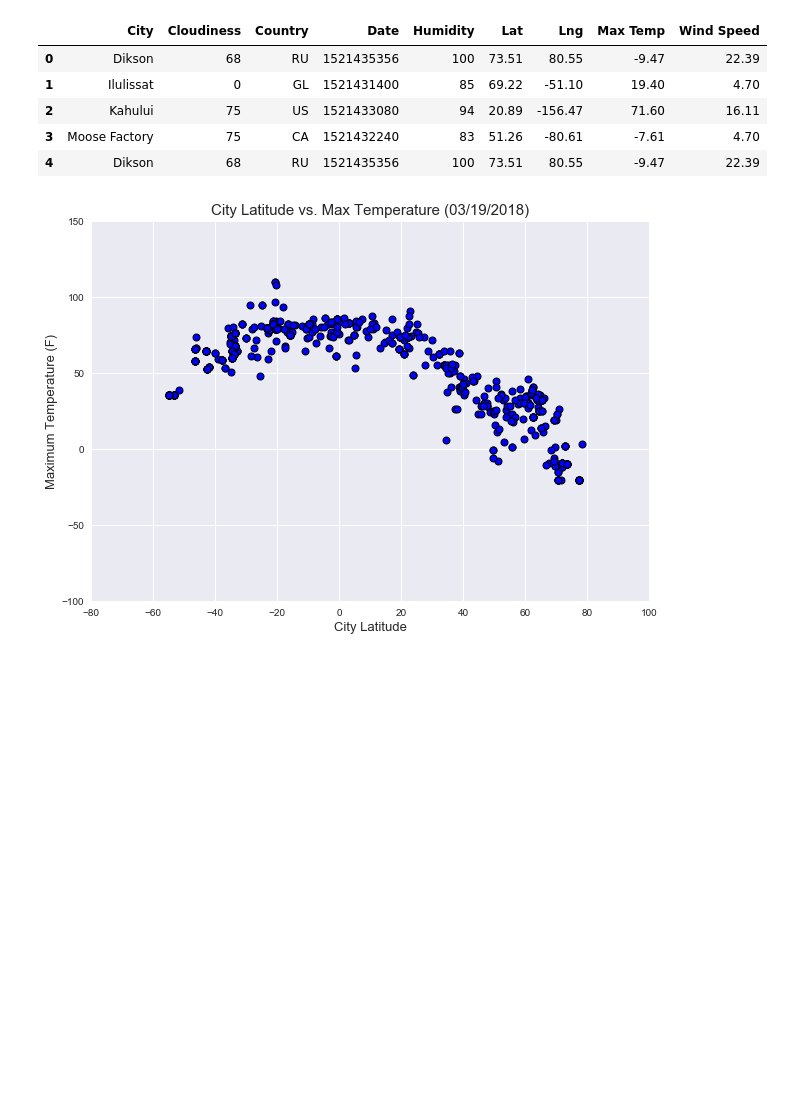
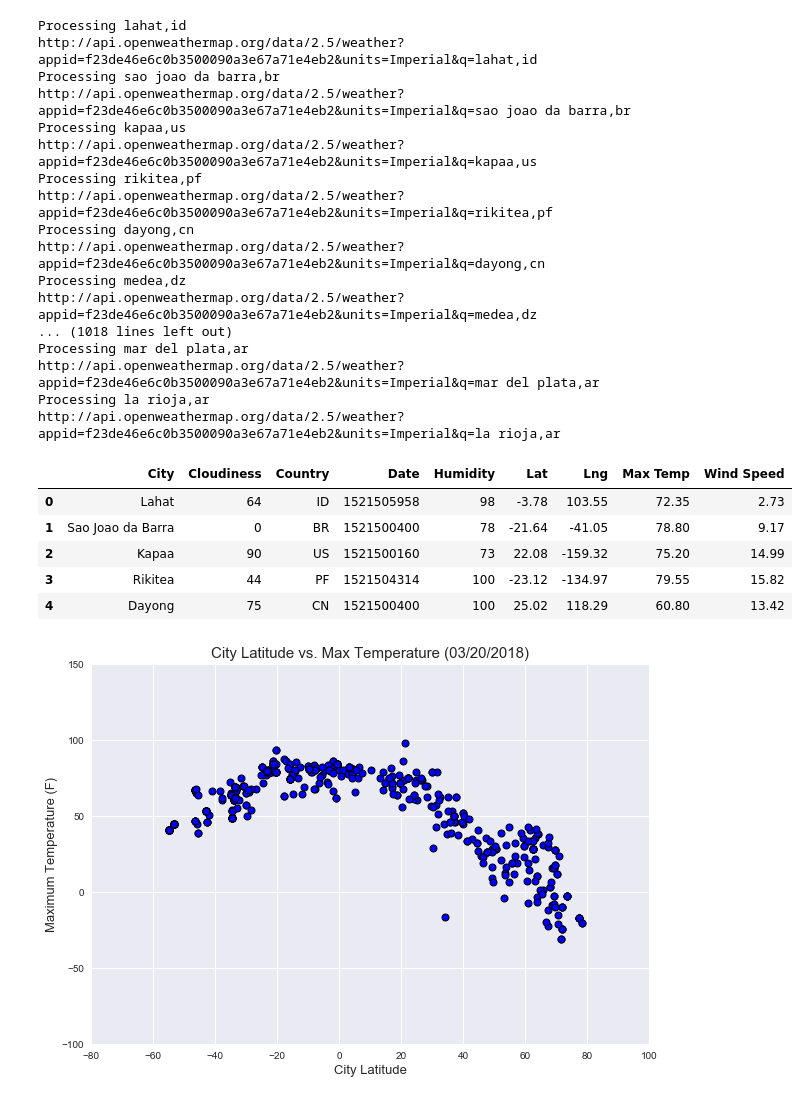
Before and after one commit to RupaliShah/python-challenge, a Jupyter notebook: WeatherDataForCities/WeatherPy.ipynb, the cells around one changed output. Drawn from its saved outputs; the diff is of its cells as text; code cells hidden in the pictures; blank space fills up the shorter version.

```diff
--- a/WeatherDataForCities/WeatherPy.ipynb
+++ b/WeatherDataForCities/WeatherPy.ipynb
@@ -27,8 +29,8 @@ cities = []
 name = []
 country = []
 
-lat = np.random.uniform(low=-90, high=90, size=700)
-lon = np.random.uniform(low=-180, high=180, size=700)
+lat = np.random.uniform(low=-90, high=90, size=600)
+lon = np.random.uniform(low=-180, high=180, size=600)
 
 for lat,lon in zip(lat,lon):
     cities.append(citipy.nearest_city(lat,lon))
@@ -44,33 +46,65 @@ weather_pd = pd.DataFrame(weather_dict)
 # %%
 weather_data = []
 data = []
+units = "Imperial"
 
 for index, row in weather_pd.iterrows():
     try:
         location = f'{row["City"]},{row["Country"]}'
+        query_url = f"{base_url}appid={owmkey}&units={units}&q={location}"
         weather_data = owm.get_current(location, **settings)
+        print(f"Processing {location}")
+        print(query_url)
         views = {"summary": ["name","sys.country","clouds.all","dt","main.humidity","coord.lat","coord.lon","main.temp_max",
                              "wind.speed"]}
+
         data.append(weather_data.get_dict(views["summary"]))
     except Exception:
         #print(f'{row['City']},{row['Country']}not found')
+     #   print ("  exception  ")
         pass
 
 weather_data_pd = pd.DataFrame(data)
+
+weather_data_pd.head()
+
 weather_data_pd = weather_data_pd.rename(columns={"name":"City","clouds.all":"Cloudiness","sys.country":"Country",
                                                "dt":"Date","main.humidity":"Humidity","coord.lat":"Lat","coord.lon":"Lng",
                                                "main.temp_max":"Max Temp","wind.speed":"Wind Speed"})
+
+
+
 weather_data_pd = weather_data_pd[["City","Cloudiness","Country","Date","Humidity","Lat","Lng","Max Temp","Wind Speed"]]
+
+#weather_data_pdhvs = weather_data_pd[['City']]
+
 weather_data_pd.to_csv("CityWeatherData.csv", index=False)
 weather_data_pd.to_json("CityWeatherData.json")
 weather_data_pd.head()
 # %% [output]
+Processing lahat,id
+http://api.openweathermap.org/data/2.5/weather?appid=f23de46e6c0b3500090a3e67a71e4eb2&units=Imperial&q=lahat,id
+Processing sao joao da barra,br
+http://api.openweathermap.org/data/2.5/weather?appid=f23de46e6c0b3500090a3e67a71e4eb2&units=Imperial&q=sao joao da barra,br
+Processing kapaa,us
+http://api.openweathermap.org/data/2.5/weather?appid=f23de46e6c0b3500090a3e67a71e4eb2&units=Imperial&q=kapaa,us
+Processing rikitea,pf
+http://api.openweathermap.org/data/2.5/weather?appid=f23de46e6c0b3500090a3e67a71e4eb2&units=Imperial&q=rikitea,pf
+Processing dayong,cn
+http://api.openweathermap.org/data/2.5/weather?appid=f23de46e6c0b3500090a3e67a71e4eb2&units=Imperial&q=dayong,cn
+Processing medea,dz
+http://api.openweathermap.org/data/2.5/weather?appid=f23de46e6c0b3500090a3e67a71e4eb2&units=Imperial&q=medea,dz
+... (1018 lines left out)
+Processing mar del plata,ar
+http://api.openweathermap.org/data/2.5/weather?appid=f23de46e6c0b3500090a3e67a71e4eb2&units=Imperial&q=mar del plata,ar
+Processing la rioja,ar
+http://api.openweathermap.org/data/2.5/weather?appid=f23de46e6c0b3500090a3e67a71e4eb2&units=Imperial&q=la rioja,ar
 |  | City | Cloudiness | Country | Date | Humidity | Lat | Lng | Max Temp | Wind Speed |
-| 0 | Dikson | 68 | RU | 1521435356 | 100 | 73.51 | 80.55 | -9.47 | 22.39 |
-| 1 | Ilulissat | 0 | GL | 1521431400 | 85 | 69.22 | -51.10 | 19.40 | 4.70 |
-| 2 | Kahului | 75 | US | 1521433080 | 94 | 20.89 | -156.47 | 71.60 | 16.11 |
-| 3 | Moose Factory | 75 | CA | 1521432240 | 83 | 51.26 | -80.61 | -7.61 | 4.70 |
-| 4 | Dikson | 68 | RU | 1521435356 | 100 | 73.51 | 80.55 | -9.47 | 22.39 |
+| 0 | Lahat | 64 | ID | 1521505958 | 98 | -3.78 | 103.55 | 72.35 | 2.73 |
+| 1 | Sao Joao da Barra | 0 | BR | 1521500400 | 78 | -21.64 | -41.05 | 78.80 | 9.17 |
+| 2 | Kapaa | 90 | US | 1521500160 | 73 | 22.08 | -159.32 | 75.20 | 14.99 |
+| 3 | Rikitea | 44 | PF | 1521504314 | 100 | -23.12 | -134.97 | 79.55 | 15.82 |
+| 4 | Dayong | 75 | CN | 1521500400 | 100 | 25.02 | 118.29 | 60.80 | 13.42 |
 # %%
 sns.set()
 raw_time = weather_data_pd.iloc[0,3]
@@ -87,7 +121,7 @@ plt.scatter(weather_data_pd["Lat"], weather_data_pd["Max Temp"], facecolors="blu
 plt.savefig("MaximumTemperature.png")
 plt.show()
 # %% [output]
-[figure, old version]
+[figure, new version]
 # %%
 plt.figure(figsize=(10,7))
 plt.xlim(-80,100)
```
Also changed, not shown: parts of 5 cells of this notebook, 7 other files.
